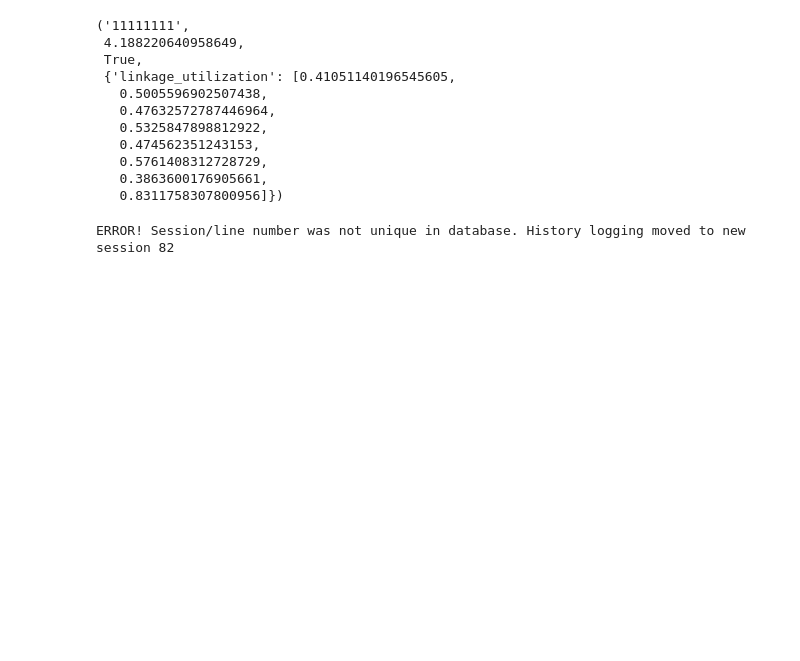
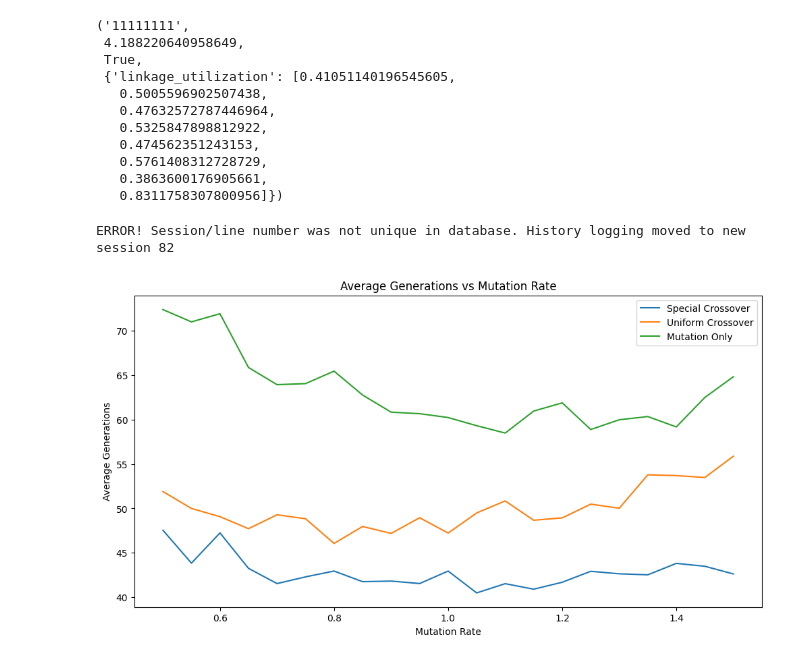
Before and after one commit to qyk130/MENNAG, a Jupyter notebook: src/linkage_test.ipynb, the cells around one changed output. Saved outputs shown, nothing was run; the diff lists cells and outputs as text; code cells hidden in the pictures; blank space fills up the shorter version.

```diff
--- a/src/linkage_test.ipynb
+++ b/src/linkage_test.ipynb
@@ -53,0 +82,51 @@ ERROR! Session/line number was not unique in database. History logging moved to
+# %%
+import matplotlib.pyplot as plt
+
+def genetic_algorithm_with_mutation_rate(n, crossover_function, mutation_rate, num_runs=500):
+    """ Run a (5+1) genetic algorithm with the given crossover function and mutation rate. """
+    total_generations = 0
+    for _ in range(num_runs):
+        population = [np.random.randint(0, 2, 2*n) for _ in range(5)]
+        generations = 0
+        while True:
+            generations += 1
+            parents_indices = np.random.choice(len(population), 2, replace=False)
+            parents = [population[parents_indices[0]], population[parents_indices[1]]]
+
+            # Apply crossover if a crossover function is provided, else skip to mutation
+            if crossover_function:
+                offspring = crossover_function(parents[0], parents[1])
+            else:
+                offspring = np.copy(parents[0])  # choose a random parent as offspring for mutation only
+
+            offspring = mutate(offspring, mutation_rate=mutation_rate)
+            offspring_fitness = fitness(offspring)
+            min_fitness_individual_index = np.argmin([fitness(individual) for individual in population])
+            if offspring_fitness > fitness(population[min_fitness_individual_index]):
+                population[min_fitness_individual_index] = offspring
+            if max(map(fitness, population)) == n:
+                break
+        total_generations += generations
+    return total_generations / num_runs
+
+# Mutation rates
+bitstring_length = 2 * n  # Size of the bitstring
+mutation_rates = np.linspace(0.5, 1.5, 21)
+
+# Run simulations and collect data
+avg_generations_special = [genetic_algorithm_with_mutation_rate(n, special_crossover, mr) for mr in mutation_rates]
+avg_generations_uniform = [genetic_algorithm_with_mutation_rate(n, uniform_crossover, mr) for mr in mutation_rates]
+avg_generations_mutation_only = [genetic_algorithm_with_mutation_rate(n, None, mr) for mr in mutation_rates]
+
+# Plotting
+plt.figure(figsize=(12, 6))
+plt.plot(mutation_rates, avg_generations_special, label='Special Crossover')
+plt.plot(mutation_rates, avg_generations_uniform, label='Uniform Crossover')
+plt.plot(mutation_rates, avg_generations_mutation_only, label='Mutation Only')
+plt.xlabel('Mutation Rate')
+plt.ylabel('Average Generations')
+plt.title('Average Generations vs Mutation Rate')
+plt.legend()
+plt.show()
+# %% [output]
+[figure, added]
```
Also changed, not shown: parts of 1 cell of this notebook, 2 other files.
